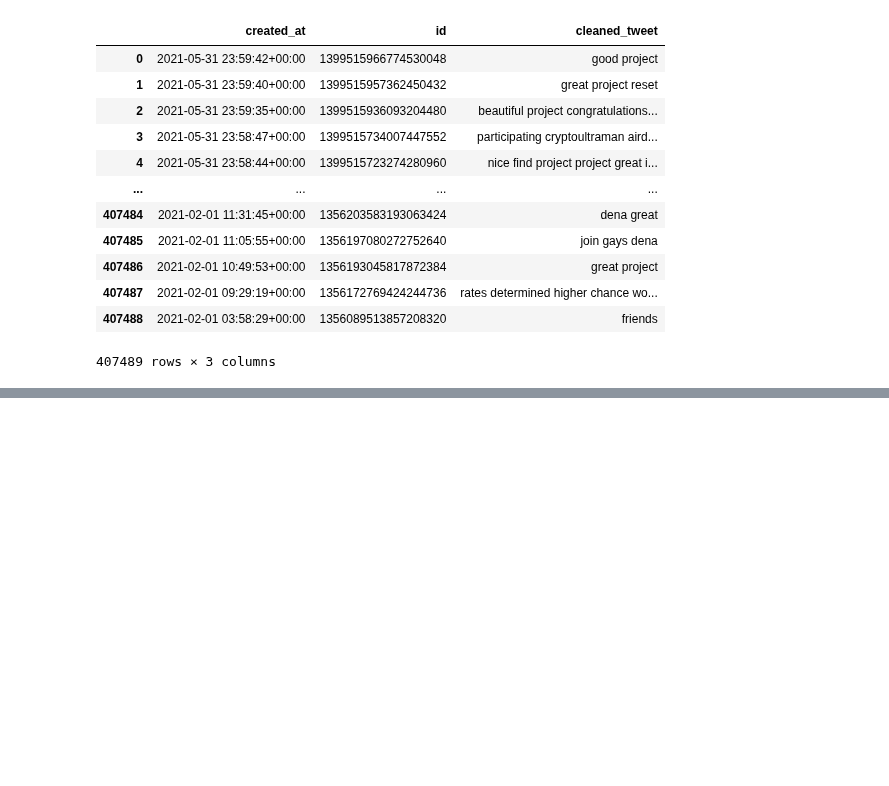
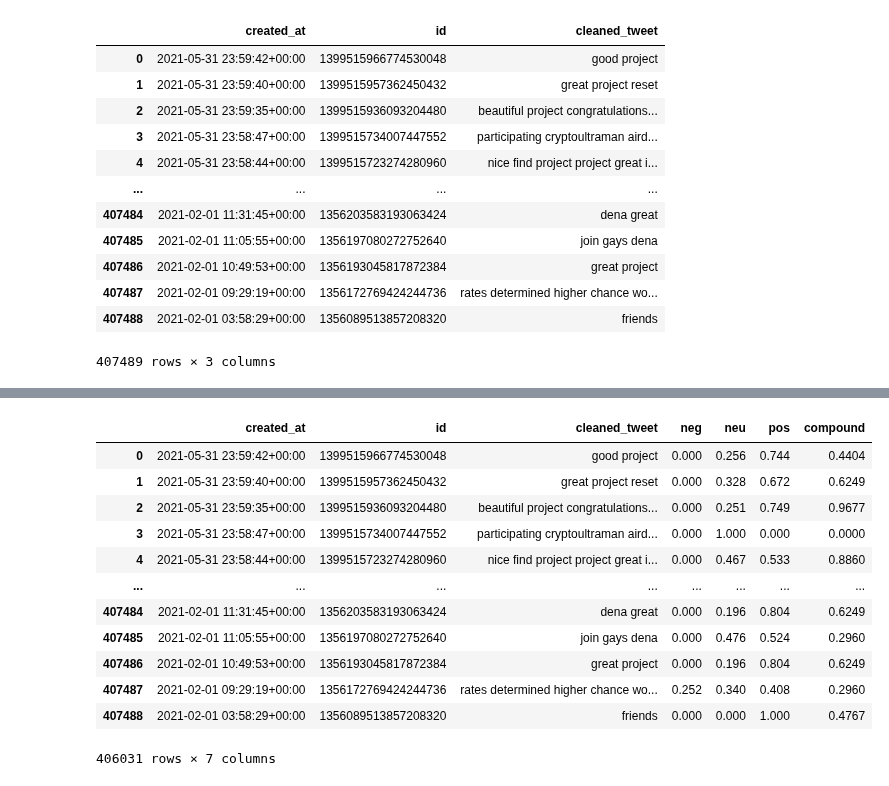
Before and after one commit to ginalamp/NFT_Twitter_Evolution, a Jupyter notebook: notebooks/sentiment_frequency.ipynb, the cells around one changed output, grey strips where cells are left out. Saved outputs shown, nothing was run; the diff lists cells and outputs as text; code cells hidden in the pictures; blank space fills up the shorter version.

```diff
--- a/notebooks/sentiment_frequency.ipynb
+++ b/notebooks/sentiment_frequency.ipynb
@@ -36,0 +30,6 @@ df = df[df['created_at'].str.contains("2021")]
+# %%
+# remove all null created_at values from dataframe
+df = df.drop(df[df['created_at'].isnull()].index)
+df = df.drop(df[df['cleaned_tweet'].isnull()].index)
+# ensure that all values in created_at has 2021 (and not random strings)
+df = df[df['created_at'].str.contains("2021")]
@@ -36,0 +66,18 @@ df = df[df['created_at'].str.contains("2021")]
+# %%
+# split polarity scores into separate columns
+df = pd.concat([df.drop(['polarity'], axis=1), df['polarity'].apply(pd.Series)], axis=1)
+df
+# %% [output]
+|  | created_at | id | cleaned_tweet | neg | neu | pos | compound |
+| 0 | 2021-05-31 23:59:42+00:00 | 1399515966774530048 | good project | 0.000 | 0.256 | 0.744 | 0.4404 |
+| 1 | 2021-05-31 23:59:40+00:00 | 1399515957362450432 | great project reset | 0.000 | 0.328 | 0.672 | 0.6249 |
+| 2 | 2021-05-31 23:59:35+00:00 | 1399515936093204480 | beautiful project congratulations... | 0.000 | 0.251 | 0.749 | 0.9677 |
+| 3 | 2021-05-31 23:58:47+00:00 | 1399515734007447552 | participating cryptoultraman aird... | 0.000 | 1.000 | 0.000 | 0.0000 |
+| 4 | 2021-05-31 23:58:44+00:00 | 1399515723274280960 | nice find project project great i... | 0.000 | 0.467 | 0.533 | 0.8860 |
+| ... | ... | ... | ... | ... | ... | ... | ... |
+| 407484 | 2021-02-01 11:31:45+00:00 | 1356203583193063424 | dena great | 0.000 | 0.196 | 0.804 | 0.6249 |
+| 407485 | 2021-02-01 11:05:55+00:00 | 1356197080272752640 | join gays dena | 0.000 | 0.476 | 0.524 | 0.2960 |
+| 407486 | 2021-02-01 10:49:53+00:00 | 1356193045817872384 | great project | 0.000 | 0.196 | 0.804 | 0.6249 |
+| 407487 | 2021-02-01 09:29:19+00:00 | 1356172769424244736 | rates determined higher chance wo... | 0.252 | 0.340 | 0.408 | 0.2960 |
+| 407488 | 2021-02-01 03:58:29+00:00 | 1356089513857208320 | friends | 0.000 | 0.000 | 1.000 | 0.4767 |
+406031 rows × 7 columns
```
Also changed, not shown: parts of 25 cells of this notebook.
